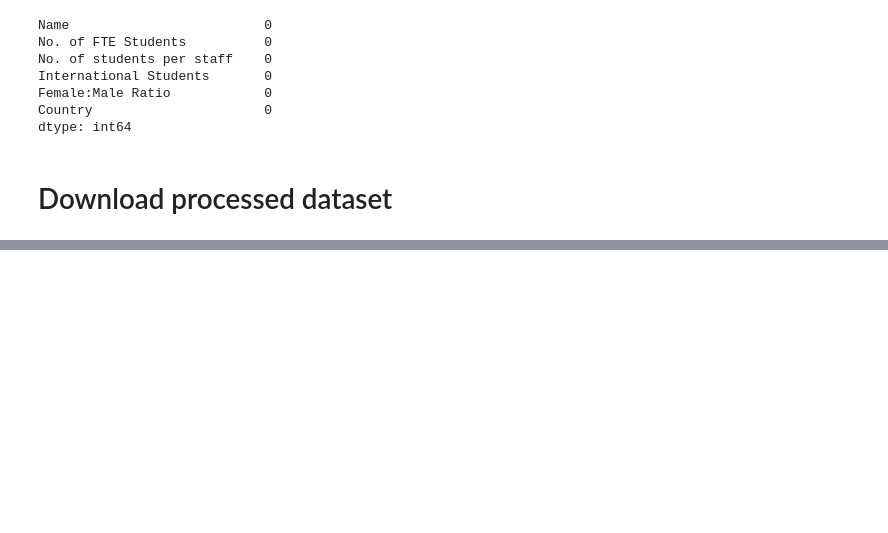
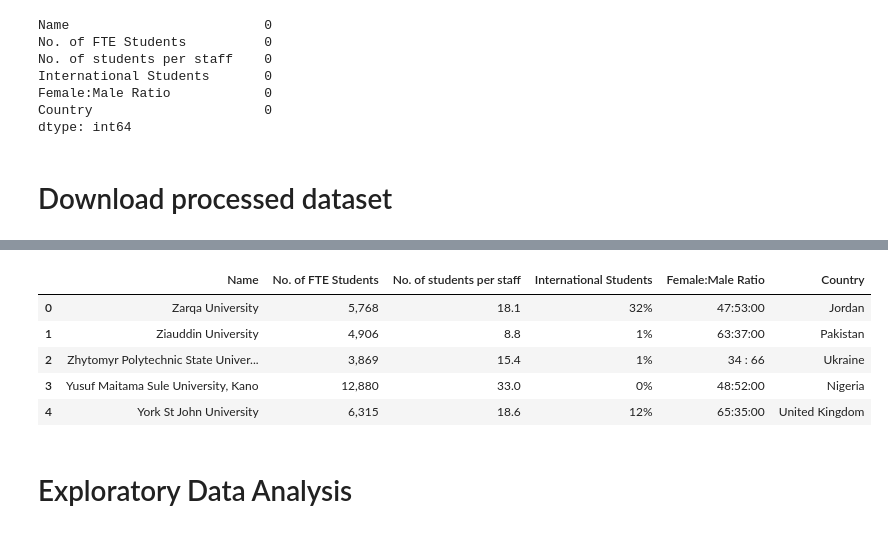
Before and after one commit to acmcsufoss/fullypack_data_science, a Jupyter notebook: Simple_Analysis.ipynb, the cells around one changed output, grey strips where cells are left out. Cells and saved outputs as stored; diff of their text form; code cells hidden in the pictures; blank space fills up the shorter version.

Commit message:
done with analysis

```diff
--- a/Simple_Analysis.ipynb
+++ b/Simple_Analysis.ipynb
@@ -140,0 +157,11 @@ files.download('fullypack_ds_dataset.csv')
+# %%
+new_df.head()
+# %% [output]
+|  | Name | No. of FTE Students | No. of students per staff | International Students | Female:Male Ratio | Country |
+| 0 | Zarqa University | 5,768 | 18.1 | 32% | 47:53:00 | Jordan |
+| 1 | Ziauddin University | 4,906 | 8.8 | 1% | 63:37:00 | Pakistan |
+| 2 | Zhytomyr Polytechnic State Univer... | 3,869 | 15.4 | 1% | 34 : 66 | Ukraine |
+| 3 | Yusuf Maitama Sule University, Kano | 12,880 | 33.0 | 0% | 48:52:00 | Nigeria |
+| 4 | York St John University | 6,315 | 18.6 | 12% | 65:35:00 | United Kingdom |
+# %% [markdown]
+# Exploratory Data Analysis
```
Also changed, not shown: parts of 15 cells of this notebook.
